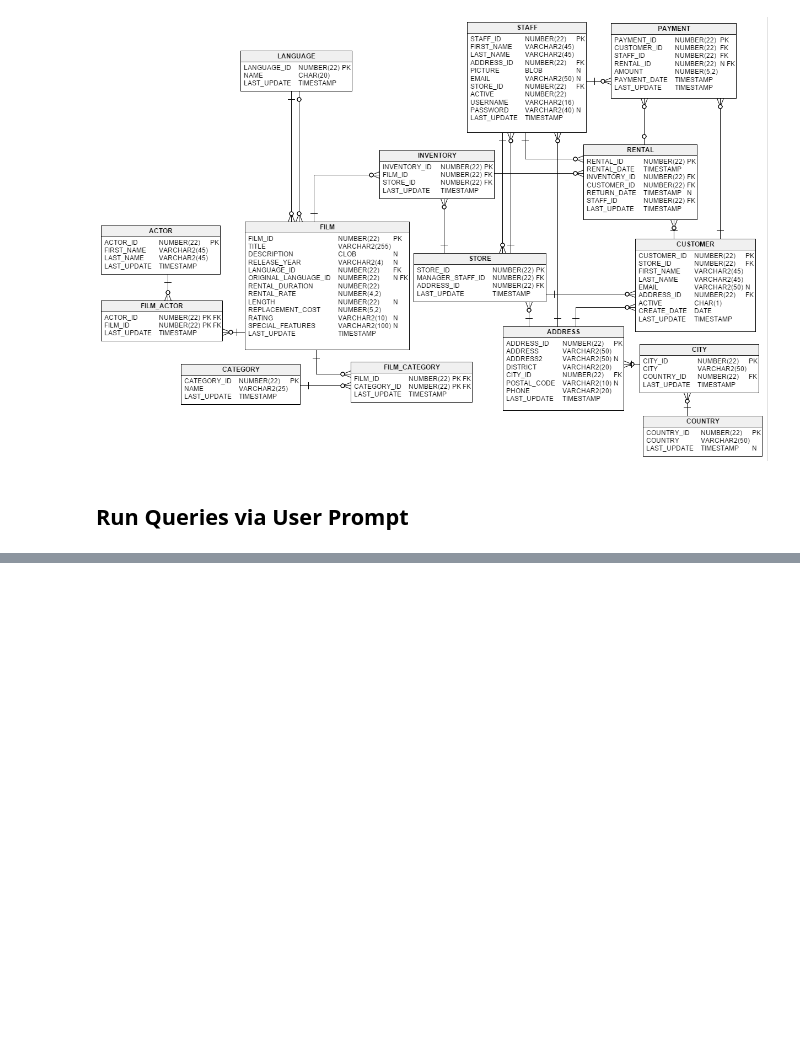
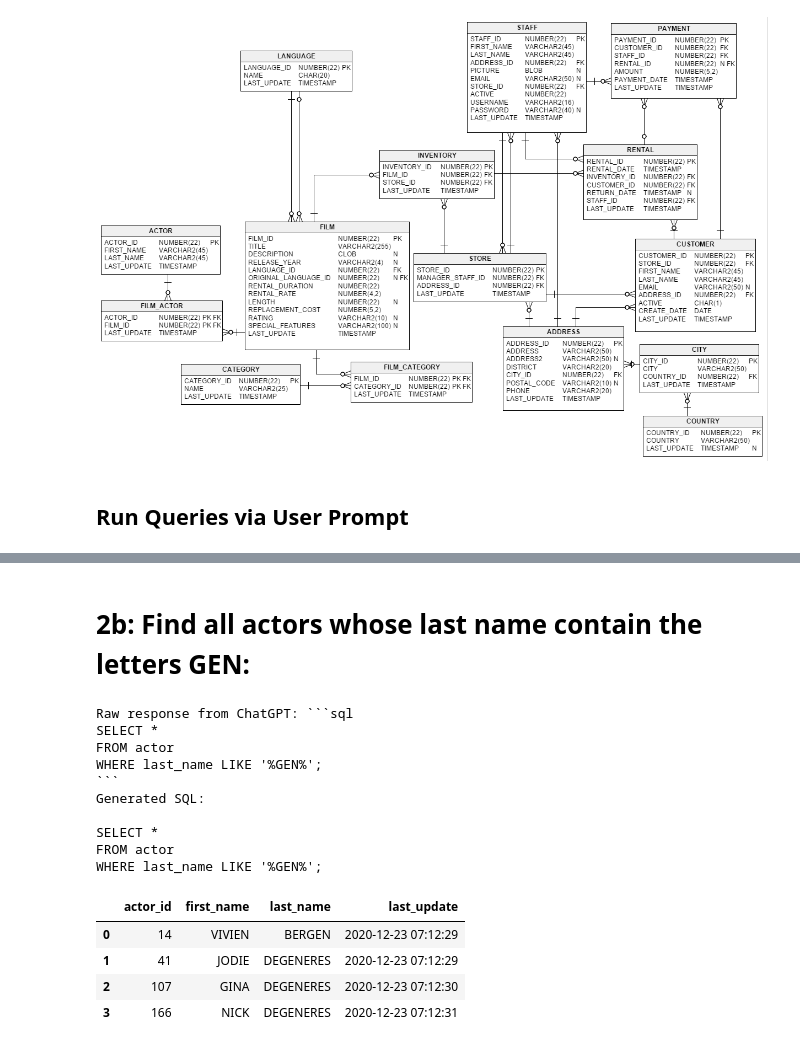
Before and after one commit to e-loughlin/EvanPythonSQLTool, a Jupyter notebook: playground/03_GPTQueryTool.ipynb, the cells around one changed output, grey strips where cells are left out. Cells and saved outputs as stored; diff of their text form; code cells hidden in the pictures; blank space fills up the shorter version.

````diff
--- a/playground/03_GPTQueryTool.ipynb
+++ b/playground/03_GPTQueryTool.ipynb
@@ -61,0 +154,23 @@ FROM actor;
+# %%
+
+key = '2b'
+display(Markdown(f'# {key}: {challenges[key]}'))
+
+gpt_tool.query(conn, challenges[key], execute=True)
+# %% [output]
+# 2b: Find all actors whose last name contain the letters GEN:
+Raw response from ChatGPT: ```sql
+SELECT *
+FROM actor
+WHERE last_name LIKE '%GEN%';
+```
+Generated SQL:
+
+SELECT *
+FROM actor
+WHERE last_name LIKE '%GEN%';
+|  | actor_id | first_name | last_name | last_update |
+| 0 | 14 | VIVIEN | BERGEN | 2020-12-23 07:12:29 |
+| 1 | 41 | JODIE | DEGENERES | 2020-12-23 07:12:29 |
+| 2 | 107 | GINA | DEGENERES | 2020-12-23 07:12:30 |
+| 3 | 166 | NICK | DEGENERES | 2020-12-23 07:12:31 |
````
Also changed, not shown: parts of 10 cells of this notebook, 2 other files.
